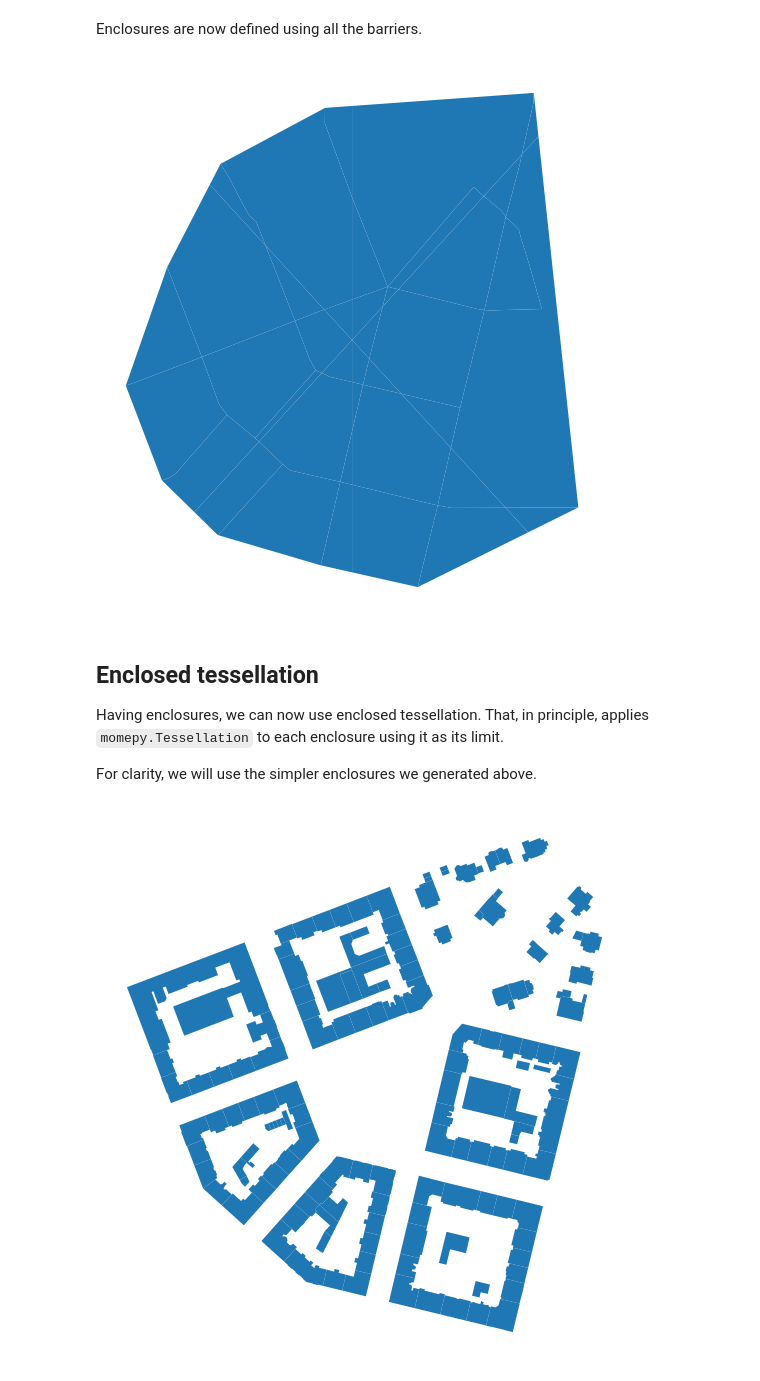
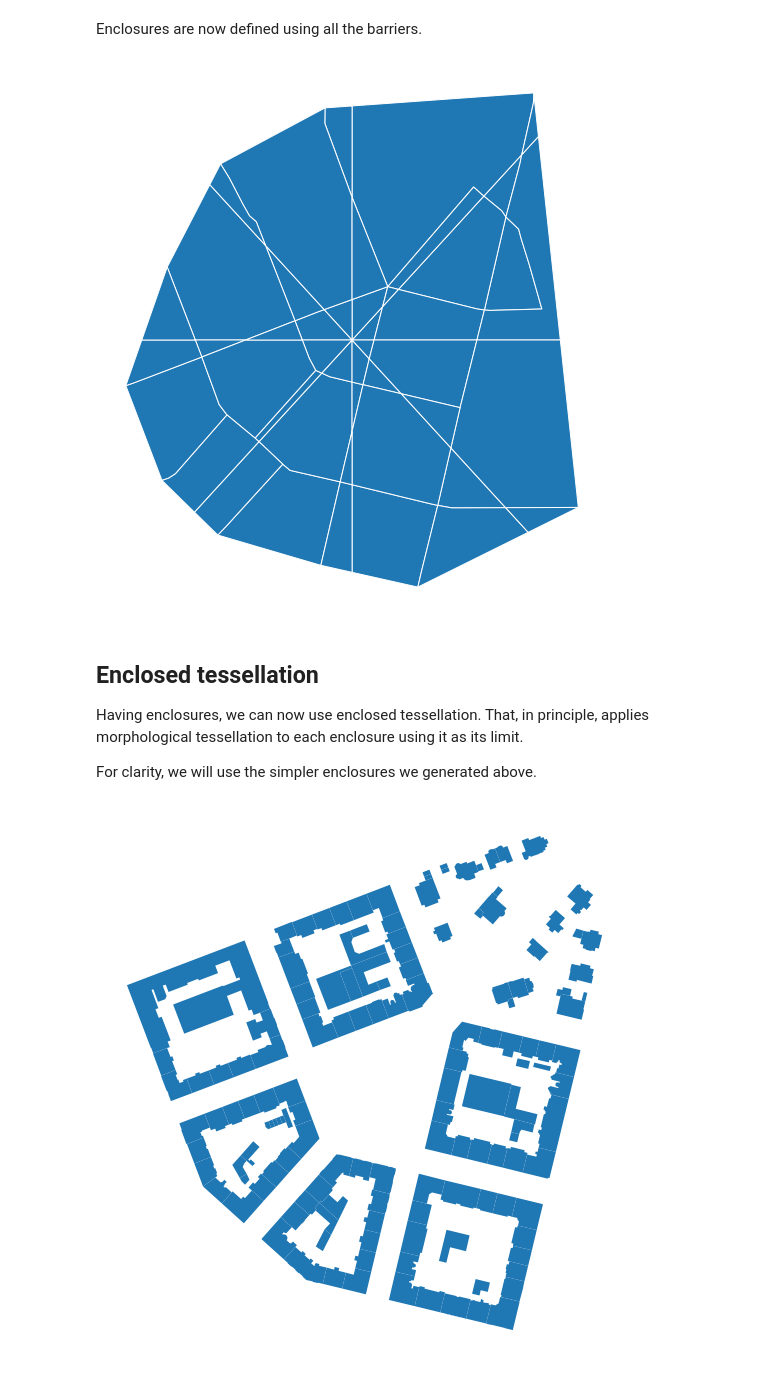
Before and after one commit to pysal/momepy, a Jupyter notebook: docs/user_guide/elements/enclosed.ipynb, the cells around one changed output. Saved outputs shown, nothing was run; the diff lists cells and outputs as text; code cells hidden in the pictures.

```diff
--- a/docs/user_guide/elements/enclosed.ipynb
+++ b/docs/user_guide/elements/enclosed.ipynb
@@ -76,13 +75,13 @@ enclosures_additional = momepy.enclosures(
     streets, limit=gpd.GeoSeries([convex_hull]), additional_barriers=[railway, rivers]
 )
 # %%
-ax = enclosures_additional.plot(figsize=(10, 10)).set_axis_off()
+enclosures_additional.plot(figsize=(10, 10), edgecolor='w').set_axis_off()
 # %% [output]
-[figure, old version]
+[figure, new version]
 # %% [markdown]
 ## Enclosed tessellation
 
-Having enclosures, we can now use enclosed tessellation. That, in principle, applies `momepy.Tessellation` to each enclosure using it as its limit.
+Having enclosures, we can now use enclosed tessellation. That, in principle, applies morphological tessellation to each enclosure using it as its limit.
 
 For clarity, we will use the simpler enclosures we generated above.
 # %%
```
Also changed, not shown: parts of 11 cells of this notebook, 3 other files.
